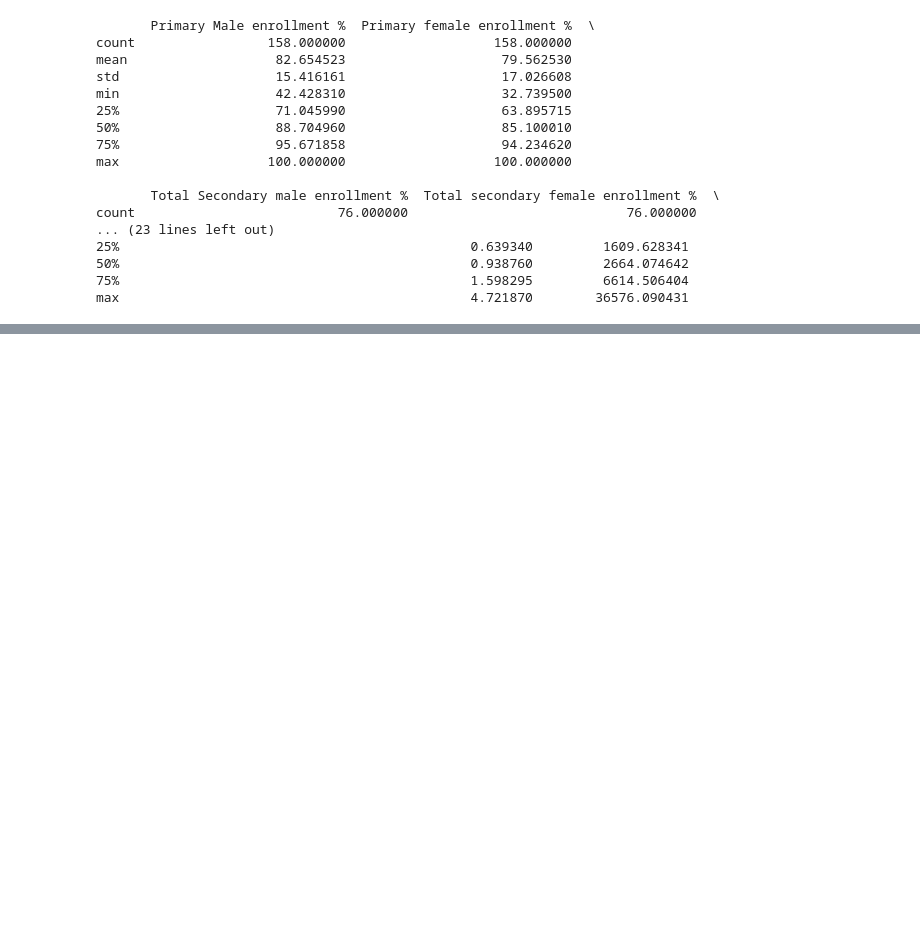
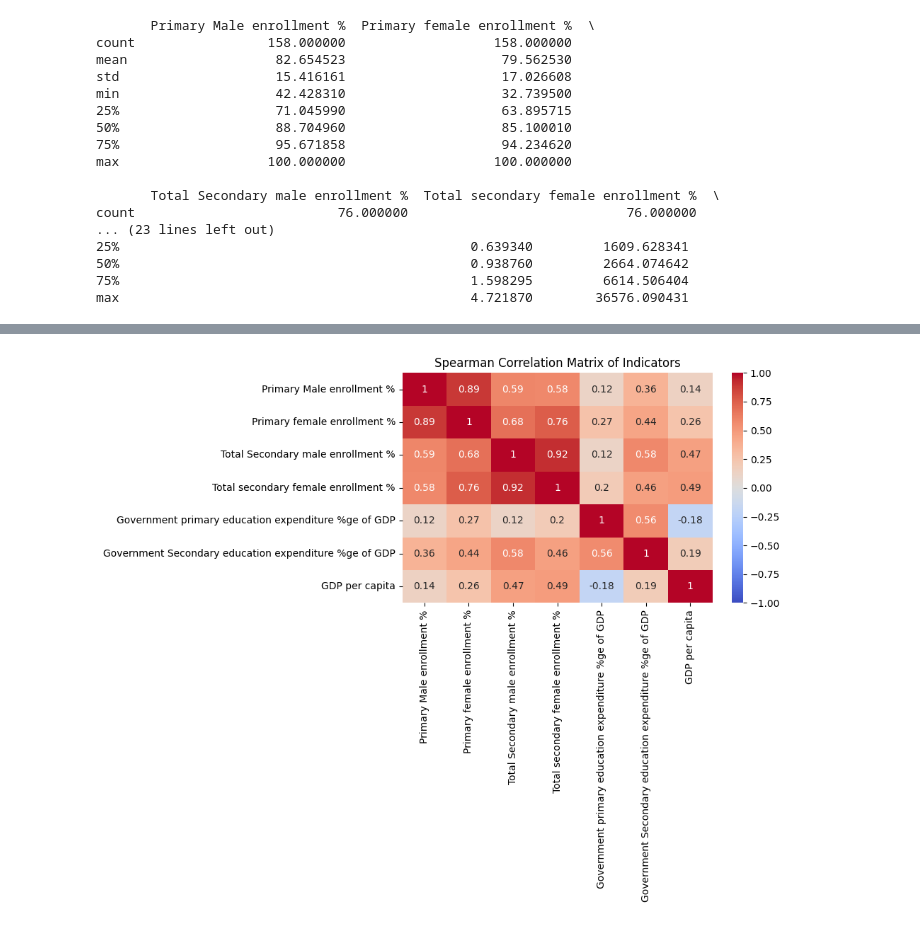
Before and after one commit to B31388/education_indicators, a Jupyter notebook: analysis.ipynb, the cells around one changed output, grey strips where cells are left out. Saved outputs shown, nothing was run; the diff lists cells and outputs as text; code cells hidden in the pictures; blank space fills up the shorter version.

```diff
--- a/analysis.ipynb
+++ b/analysis.ipynb
@@ -137,0 +194,74 @@ max                                             4.721870        36576.090431
+# %%
+import pandas as pd
+import geopandas as gpd
+import matplotlib.pyplot as plt
+import seaborn as sns
+import folium
+from folium.plugins import MarkerCluster, TimestampedGeoJson
+import plotly.express as px
+import plotly.graph_objects as go
+import numpy as np
+from sklearn.cluster import KMeans
+
+# Load the GeoJSON dataset
+#merged_data = gpd.read_file('merged_data.geojson')
+
+# Ensure valid geometries
+#if merged_data.geometry.is_empty.any() or merged_data.geometry.isna().any():
+    #print("Warning: Empty or NaN geometries detected. Dropping invalid rows.")
+    #merged_data = merged_data[merged_data.geometry.is_valid & ~merged_data.geometry.is_empty]
+
+# Define key variables
+key_vars = [
+    'Primary Male enrollment %',
+    'Primary female enrollment %',
+    'Total Secondary male enrollment %',
+    'Total secondary female enrollment %',
+    'Government primary education expenditure %ge of GDP',
+    'Government Secondary education expenditure %ge of GDP',
+    'GDP per capita'
+]
+
+# 1. Correlation Analysis (using Spearman to avoid pingouin dependency)
+print("\n=== Spearman Correlation Matrix ===")
+corr_matrix = merged_data[key_vars].corr(method='spearman')
+print(corr_matrix)
+
+# Plot static correlation heatmap (from your code)
+plt.figure(figsize=(10,8))
+sns.heatmap(corr_matrix, annot=True, cmap='coolwarm', vmin=-1, vmax=1, center=0)
+plt.title('Spearman Correlation Matrix of Indicators')
+plt.tight_layout()
+plt.savefig('correlation_heatmap.png', dpi=300, bbox_inches='tight')
+plt.show()
+plt.close()
+
+# Interactive Plotly Heatmap
+fig = px.imshow(
+    corr_matrix,
+    x=key_vars,
+    y=key_vars,
+    color_continuous_scale='RdBu_r',
+    zmin=-1,
+    zmax=1,
+    title='Interactive Spearman Correlation Matrix'
+)
+fig.update_layout(width=800, height=600)
+fig.write_html('correlation_heatmap_interactive.html')
+
+# Clean data for scatter
+merged_clean = merged_data.dropna(subset=['Government Secondary education expenditure %ge of GDP'])
+
+fig = px.scatter(
+    merged_clean,
+    x='GDP per capita',
+    y='Total Secondary male enrollment %',
+    color='Primary Male enrollment %',
+    size='Government Secondary education expenditure %ge of GDP',
+    hover_data=key_vars,
+    title='Interactive Scatter: GDP per Capita vs Secondary Male Enrollment',
+    color_continuous_scale='Viridis'
+)
+fig.update_layout(width=800, height=600)
+fig.write_html('scatter_plot_interactive.html')
+# %% [output]
@@ -137,0 +285 @@ max                                             4.721870        36576.090431
+[figure, added]
```
Also changed, not shown: parts of 8 cells of this notebook, 6 other files.
